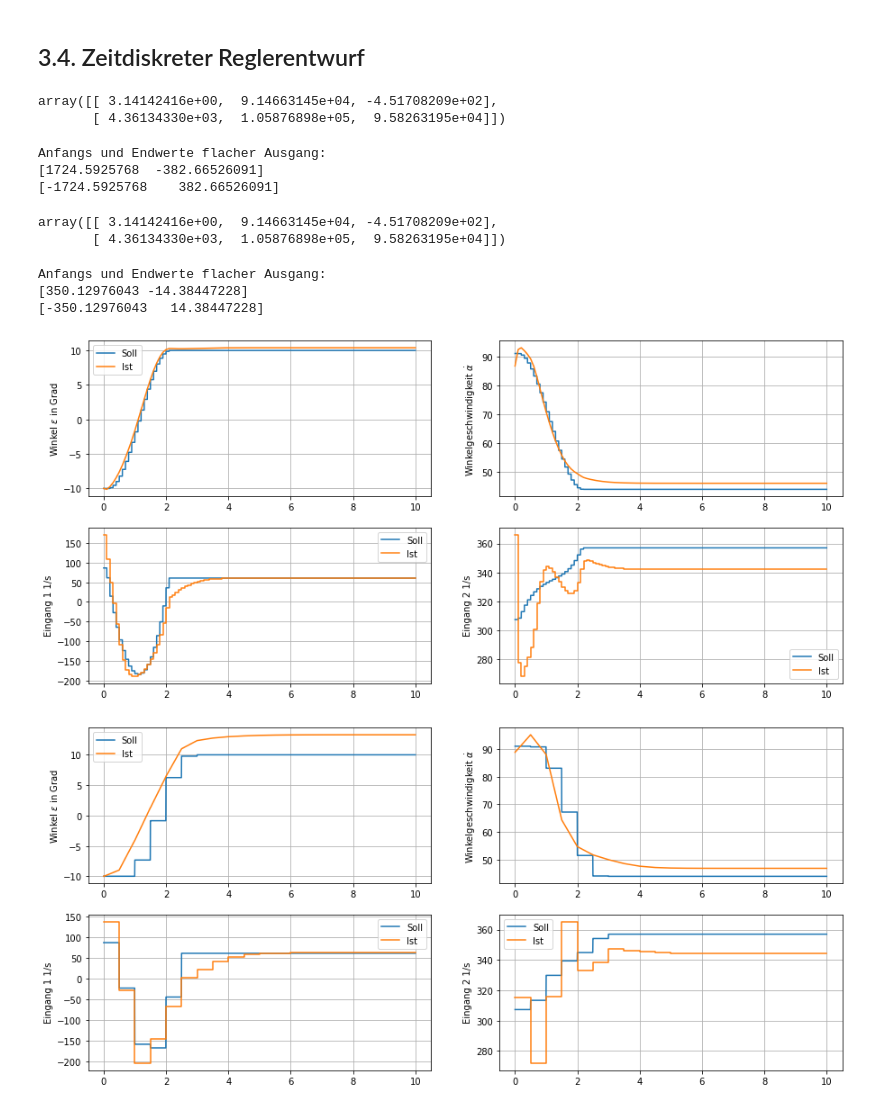
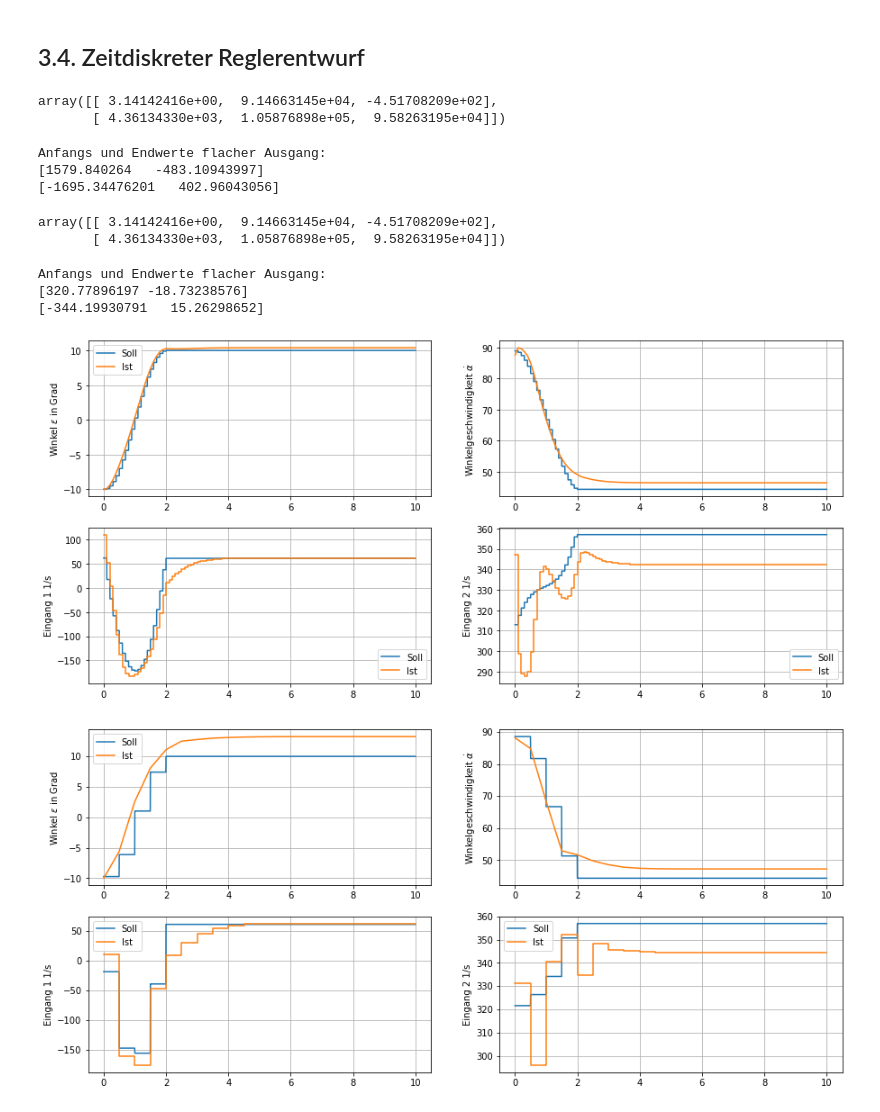
Before and after one commit to StefanKauf/RmsPr, a Jupyter notebook: helirack.ipynb, the cells around one changed output. Cells and saved outputs as stored; diff of their text form; code cells hidden in the pictures.

```diff
--- a/helirack.ipynb
+++ b/helirack.ipynb
@@ -693,7 +693,7 @@ T=2.0
 #Simulationszeit
 Tsim=10
 
-linear=True
+linear=False
 
 for Ta in Ta_v:
     #Schritte für Übergang
@@ -778,7 +778,7 @@ linear=False
 
 """
 In diesem Absschnitt wird die Reglerverstärkung in diskrete Werte umgerechnet. Hierfür werden die Eigenwerte des geschlossenen Regelkreises aus dem kontinuirlichen Entwurf
-mittels Abtastung diskretisiert. Hierfür kann der Zusammenhang aus dem Skript S.20 genützt werden.
+mittels Abtastung diskretisiert. Hierfür kann der Zusammenhang aus dem Skript S.20 genutzt werden.
 """
 
 for Ta in Ta_v:
@@ -817,39 +817,39 @@ for Ta in Ta_v:
     else:
         rhs = lambda t,x,controller:heli.model(t,x,controller)
         x0,u0=heli.equilibrium(y1_equi)
 
 
     #Zeitdiskrete Simulation
     t_sim,x_sim,u_sim=simulate_discrete(rhs,x0,controller,Ta,Tsim)
 
     #Ergebnisse Plotten
     x_desired=trajectory_discrete.state(np.floor(t_sim/Ta))
     u_desired=trajectory_discrete.input(np.floor(t_sim/Ta))
     y_desired=trajectory_discrete.output(np.floor(t_sim/Ta))
 
     if linear:
         y_sim = heli_lin.output(t_sim,x_sim,lambda t,x:controller(np.round(t_sim/Ta),x))
     else:
         y_sim = heli.output(t_sim,x_sim,lambda t,x:controller(np.round(t_sim/Ta),x))
 
 
     plot_results(t_sim,
                  (x_desired,x_sim),
                  (u_desired,u_sim),
                  (y_desired,y_sim))
 # %% [output]
 array([[ 3.14142416e+00,  9.14663145e+04, -4.51708209e+02],
        [ 4.36134330e+03,  1.05876898e+05,  9.58263195e+04]])
 Anfangs und Endwerte flacher Ausgang:
-[1724.5925768  -382.66526091]
-[-1724.5925768    382.66526091]
+[1579.840264   -483.10943997]
+[-1695.34476201   402.96043056]
 array([[ 3.14142416e+00,  9.14663145e+04, -4.51708209e+02],
        [ 4.36134330e+03,  1.05876898e+05,  9.58263195e+04]])
 Anfangs und Endwerte flacher Ausgang:
-[350.12976043 -14.38447228]
-[-350.12976043   14.38447228]
+[320.77896197 -18.73238576]
+[-344.19930791   15.26298652]
-[figure, old version]
+[figure, new version]
-[figure, old version]
+[figure, new version]
 # %%
 Ta_v=[0.1,0.5]
 
```
Also changed, not shown: parts of 2 cells of this notebook, 1 other file.
